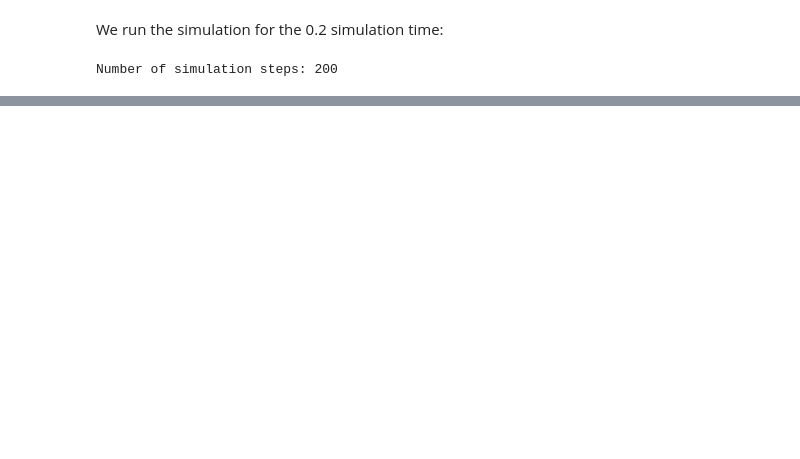
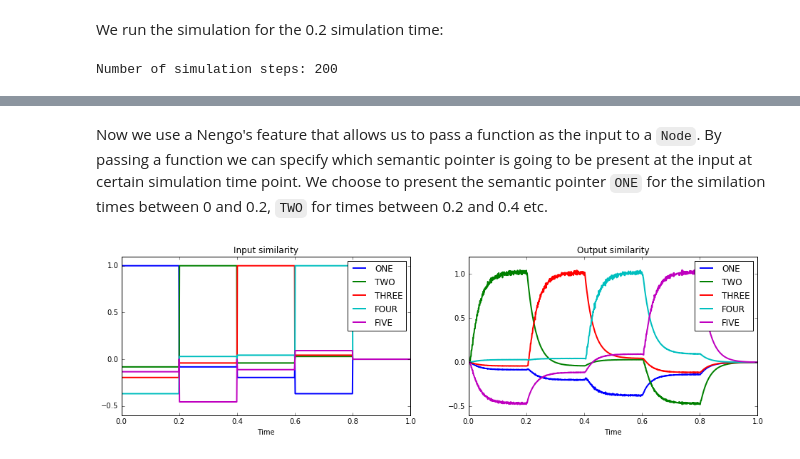
Before and after one commit to xbkong/nengo, a Jupyter notebook: examples/spa/associative_memory.ipynb, the cells around one changed output, grey strips where cells are left out. Cells and saved outputs as stored; diff of their text form; code cells hidden in the pictures; blank space fills up the shorter version.

```diff
--- a/examples/spa/associative_memory.ipynb
+++ b/examples/spa/associative_memory.ipynb
@@ -87,0 +180,48 @@ plt.legend(vocab.keys, loc='best')
+# %%
+n_dim = 16
+vocab = spa.Vocabulary(dimensions=n_dim)
+
+# a quicker way to add words to a vocabulary
+vocab.parse('ONE + TWO + THREE + FOUR + FIVE')
+
+# from patterns
+input_keys = ['ONE', 'TWO', 'THREE', 'FOUR']
+
+# to patterns
+output_keys = ['TWO', 'THREE', 'FOUR', 'FIVE']
+# %% [markdown]
+Now we use a Nengo's feature that allows us to pass a function as the input to a `Node`.
+By passing a function we can specify which semantic pointer is going to be present at the input at certain simulation time point. We choose to present the semantic pointer `ONE` for the similation times between 0 and 0.2, `TWO` for times between 0.2 and 0.4 etc.
+# %%
+def input_fun(t):
+    if 0 < t < 0.2:
+        return vocab['ONE'].v
+    elif 0.2 < t < 0.4:
+        return vocab['TWO'].v
+    elif 0.4 < t < 0.6:
+        return vocab['THREE'].v
+    elif 0.6 < t < 0.8:
+        return vocab['FOUR'].v
+    else:
+        return np.zeros(n_dim)
+
+with nengo.Network('model', seed=1) as model:
+    assoc_mem = spa.AssociativeMemory(input_vocab=vocab, output_vocab=vocab,
+                                      input_keys=input_keys, output_keys=output_keys)
+
+    input_node = nengo.Node(output=input_fun, label='input')
+    nengo.Connection(input_node, assoc_mem.input)
+
+    input_probe = nengo.Probe(input_node)
+    output_probe = nengo.Probe(assoc_mem.output, synapse=0.03)
+
+sim = nengo.Simulator(model)
+sim.run(1.)
+t = sim.trange()
+
+input_net = sim.data[input_probe]
+output_net = sim.data[output_probe]
+
+plot_similarities(input_net, output_net, vocab)
+# %% [output]
+[figure, added]
```
Also changed, not shown: parts of 24 cells of this notebook.
